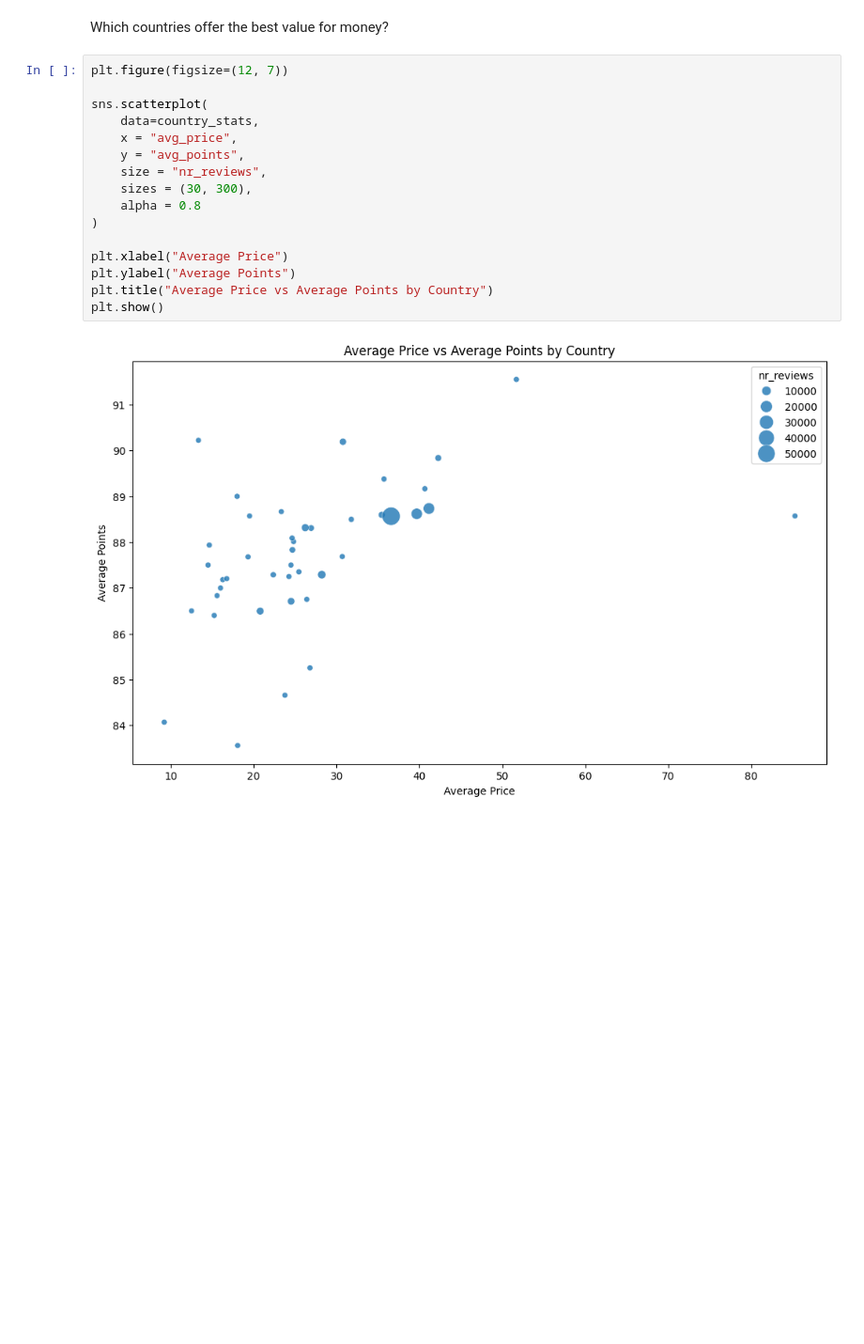
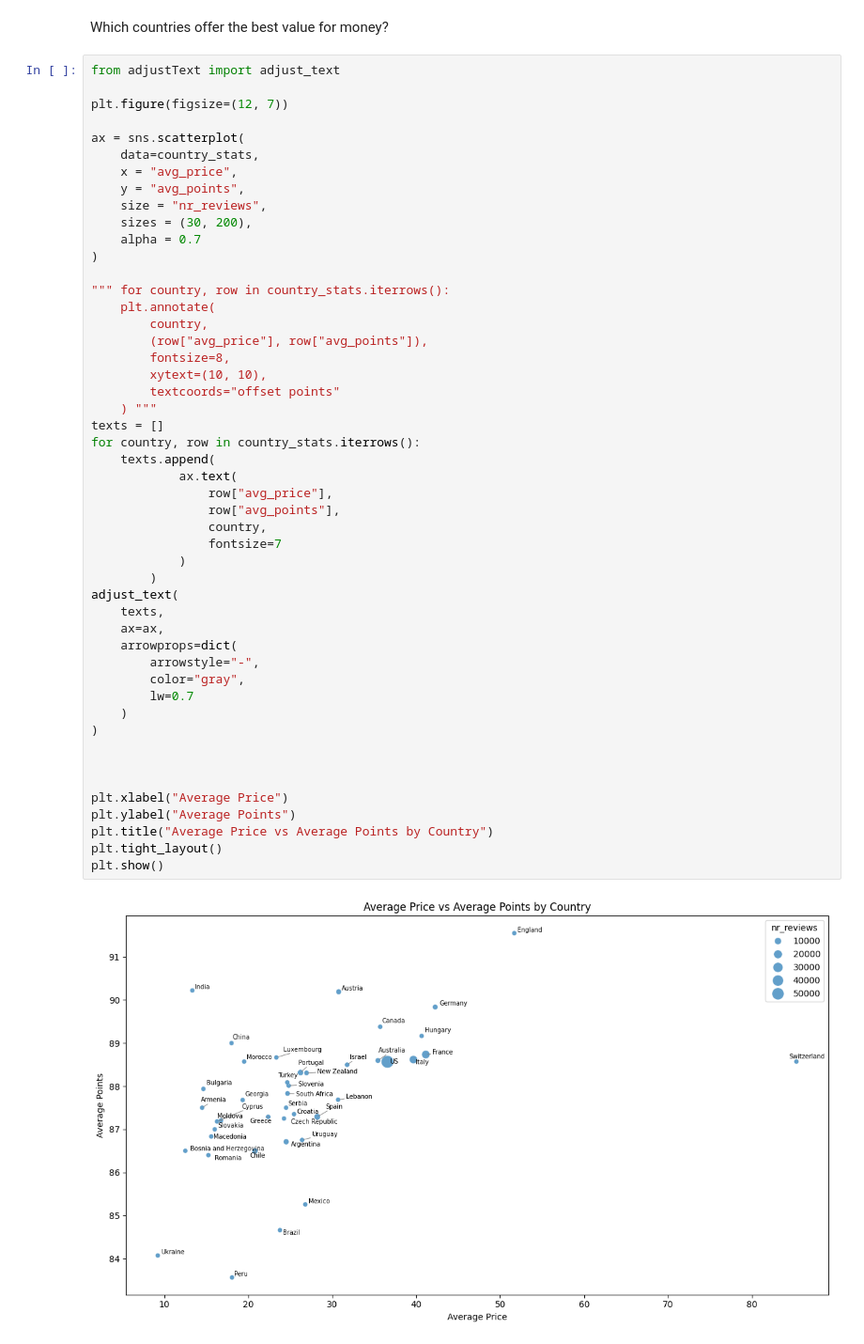
Before and after one commit to git-bandit/Data-analysis-is-expensive-wine-better-, a Jupyter notebook: notebook.ipynb, the cells around one changed output. Shown at 94% size. Saved outputs shown, nothing was run; the diff lists cells and outputs as text; blank space fills up the shorter version.

Commit message:
inear regresin and best wine country based on price quality ratio

```diff
--- a/notebook.ipynb
+++ b/notebook.ipynb
@@ -214,20 +215,53 @@ plt.show()
 # %% [markdown]
 Which countries offer the best value for money?
 # %%
+from adjustText import adjust_text
+
 plt.figure(figsize=(12, 7))
 
-sns.scatterplot(
+ax = sns.scatterplot(
     data=country_stats,
     x = "avg_price",
     y = "avg_points",
     size = "nr_reviews",
-    sizes = (30, 300),
-    alpha = 0.8
+    sizes = (30, 200),
+    alpha = 0.7
 )
+
+""" for country, row in country_stats.iterrows():
+    plt.annotate(
+        country,
+        (row["avg_price"], row["avg_points"]),
+        fontsize=8,
+        xytext=(10, 10),
+        textcoords="offset points"
+    ) """
+texts = []
+for country, row in country_stats.iterrows():
+    texts.append(
+            ax.text(
+                row["avg_price"],
+                row["avg_points"],
+                country,
+                fontsize=7
+            )
+        )
+adjust_text(
+    texts,
+    ax=ax,
+    arrowprops=dict(
+        arrowstyle="-",
+        color="gray",
+        lw=0.7
+    )
+)
+
+
 
 plt.xlabel("Average Price")
 plt.ylabel("Average Points")
 plt.title("Average Price vs Average Points by Country")
+plt.tight_layout()
 plt.show()
 # %% [output]
-[figure, old version]
+[figure, new version]
```
Also changed, not shown: parts of 6 cells of this notebook.
